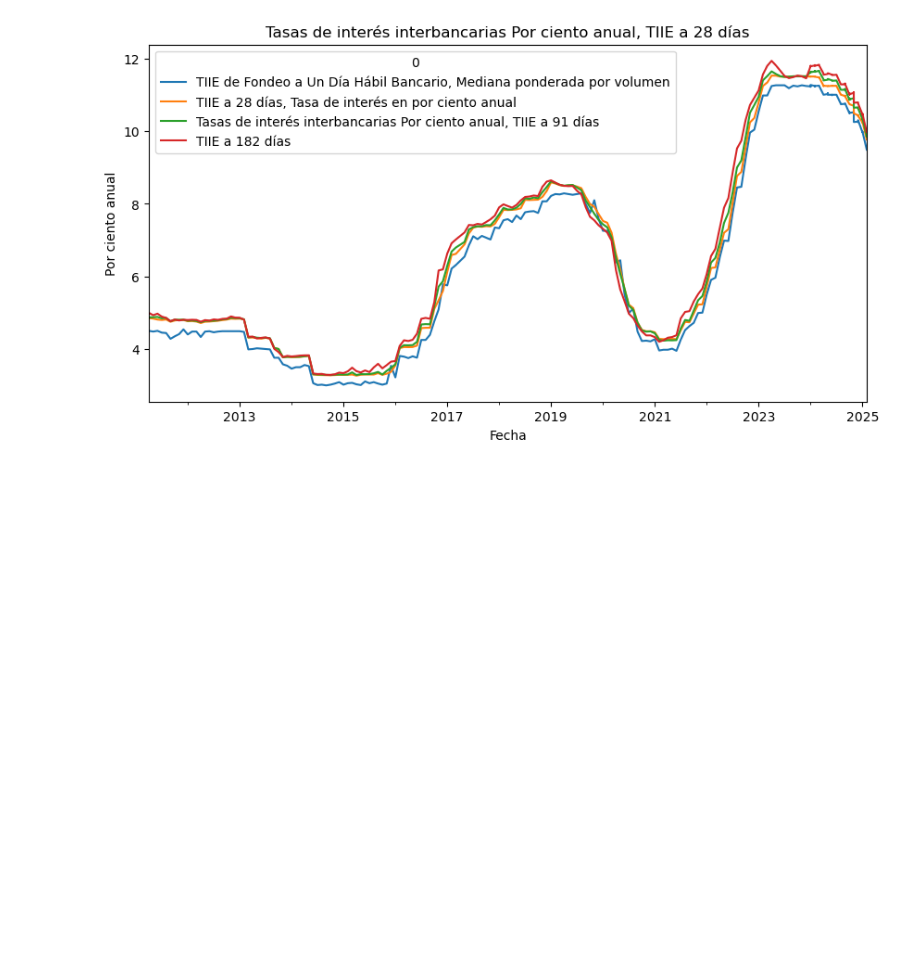
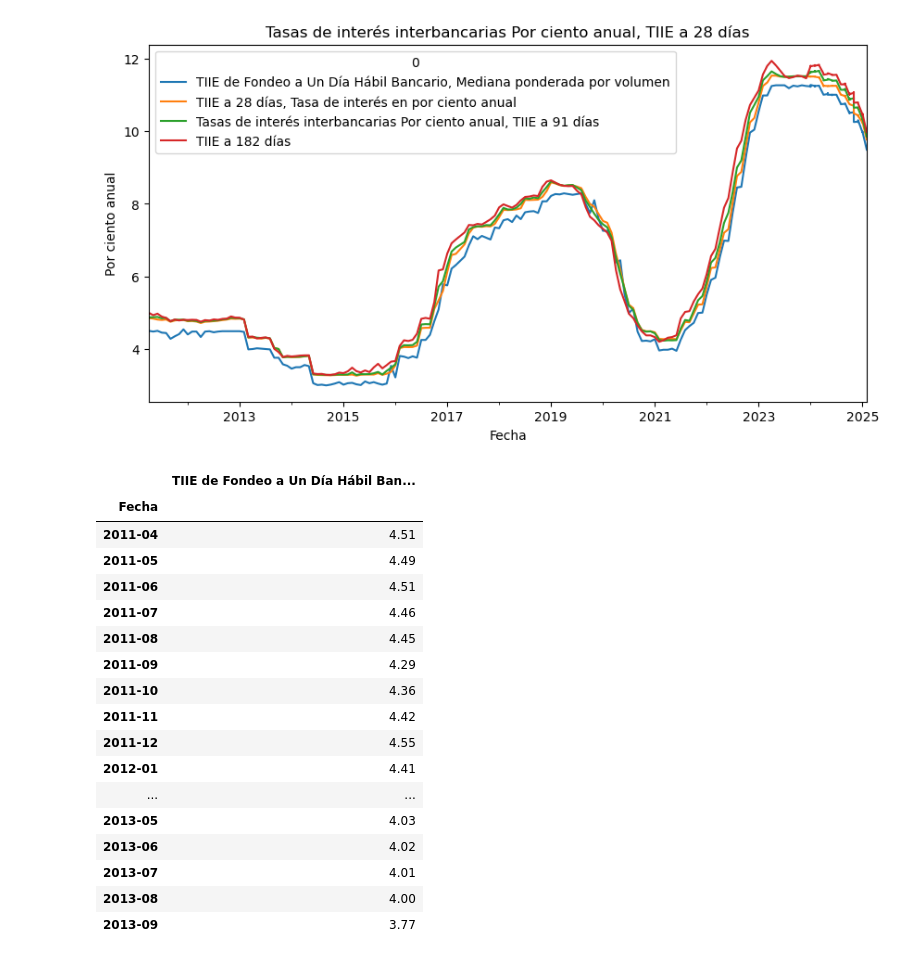
Before and after one commit to heritaco/Data-Mining, a Jupyter notebook: 03-Tasas-de-Interes-al-Consumo/02-explore-data.ipynb, the cells around one changed output. Drawn from its saved outputs; the diff is of its cells as text; code cells hidden in the pictures; blank space fills up the shorter version.

```diff
--- a/03-Tasas-de-Interes-al-Consumo/02-explore-data.ipynb
+++ b/03-Tasas-de-Interes-al-Consumo/02-explore-data.ipynb
@@ -185,6 +185,30 @@ df1.plot(figsize=(10, 5), title="Tasas de interés interbancarias Por ciento anu
 # %% [output]
 <Axes: title={'center': 'Tasas de interés interbancarias Por ciento anual, TIIE a 28 días'}, xlabel='Fecha', ylabel='Por ciento anual'>
 [figure]
+# %%
+# era suficiente con la primera columna, entonces solo nos quedamos con ella
+
+tiie = df1.iloc[:, 0:1]
+tiie.head(30)
+# %% [output]
+|  | TIIE de Fondeo a Un Día Hábil Ban... |
+| Fecha |  |
+| 2011-04 | 4.51 |
+| 2011-05 | 4.49 |
+| 2011-06 | 4.51 |
+| 2011-07 | 4.46 |
+| 2011-08 | 4.45 |
+| 2011-09 | 4.29 |
+| 2011-10 | 4.36 |
+| 2011-11 | 4.42 |
+| 2011-12 | 4.55 |
+| 2012-01 | 4.41 |
+| ... | ... |
+| 2013-05 | 4.03 |
+| 2013-06 | 4.02 |
+| 2013-07 | 4.01 |
+| 2013-08 | 4.00 |
+| 2013-09 | 3.77 |
 # %%
 df2.head()
 # %% [output]
```
